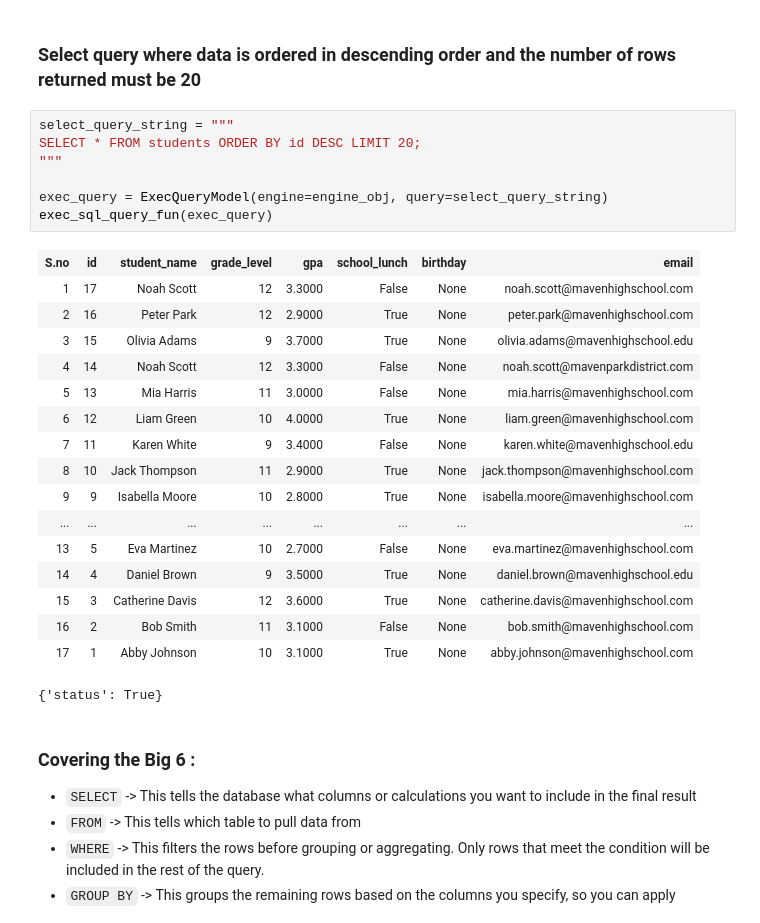
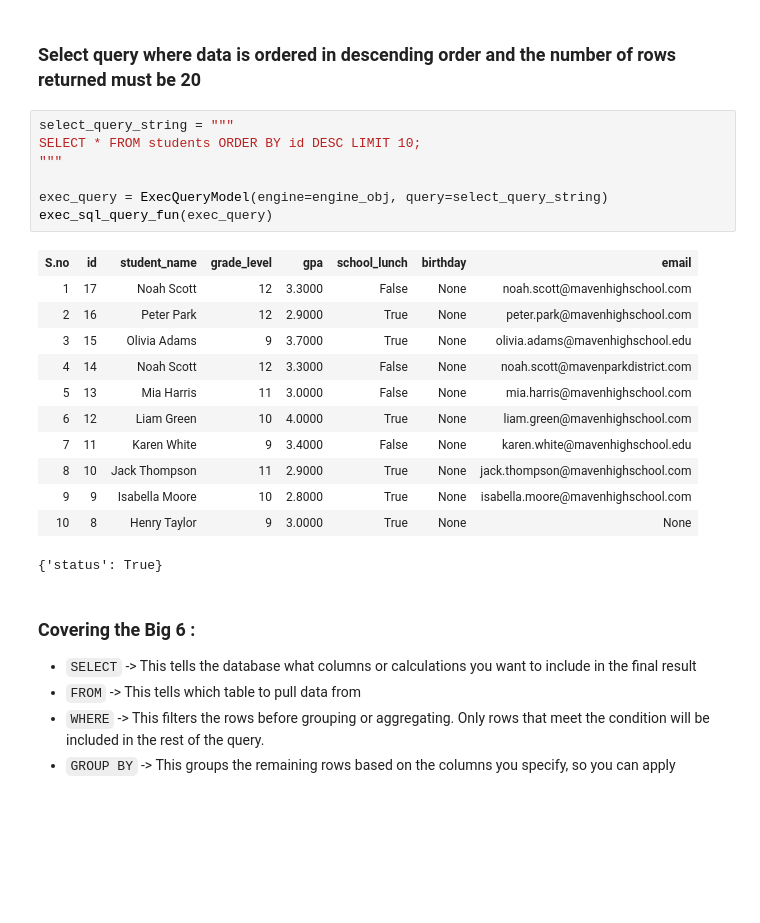
Before and after one commit to aryan68125/credencys-training-pyspark, a Jupyter notebook: python/database_operation/Database_operations_python.ipynb, the cells around one changed output. Drawn from its saved outputs; the diff is of its cells as text; blank space fills up the shorter version.

```diff
--- a/python/database_operation/Database_operations_python.ipynb
+++ b/python/database_operation/Database_operations_python.ipynb
@@ -1046,28 +1047,23 @@ In this method I will have to write a function
 ### Select query where data is ordered in descending order and the number of rows returned must be 20
 # %%
 select_query_string = """
-SELECT * FROM students ORDER BY id DESC LIMIT 20;
+SELECT * FROM students ORDER BY id DESC LIMIT 10;
 """
 
 exec_query = ExecQueryModel(engine=engine_obj, query=select_query_string)
 exec_sql_query_fun(exec_query)
 # %% [output]
 | S.no | id | student_name | grade_level | gpa | school_lunch | birthday | email |
 | 1 | 17 | Noah Scott | 12 | 3.3000 | False | None | noah.scott@mavenhighschool.com |
 | 2 | 16 | Peter Park | 12 | 2.9000 | True | None | peter.park@mavenhighschool.com |
 | 3 | 15 | Olivia Adams | 9 | 3.7000 | True | None | olivia.adams@mavenhighschool.edu |
 | 4 | 14 | Noah Scott | 12 | 3.3000 | False | None | noah.scott@mavenparkdistrict.com |
 | 5 | 13 | Mia Harris | 11 | 3.0000 | False | None | mia.harris@mavenhighschool.com |
 | 6 | 12 | Liam Green | 10 | 4.0000 | True | None | liam.green@mavenhighschool.com |
 | 7 | 11 | Karen White | 9 | 3.4000 | False | None | karen.white@mavenhighschool.edu |
 | 8 | 10 | Jack Thompson | 11 | 2.9000 | True | None | jack.thompson@mavenhighschool.com |
 | 9 | 9 | Isabella Moore | 10 | 2.8000 | True | None | isabella.moore@mavenhighschool.com |
-| ... | ... | ... | ... | ... | ... | ... | ... |
-| 13 | 5 | Eva Martinez | 10 | 2.7000 | False | None | eva.martinez@mavenhighschool.com |
-| 14 | 4 | Daniel Brown | 9 | 3.5000 | True | None | daniel.brown@mavenhighschool.edu |
-| 15 | 3 | Catherine Davis | 12 | 3.6000 | True | None | catherine.davis@mavenhighschool.com |
-| 16 | 2 | Bob Smith | 11 | 3.1000 | False | None | bob.smith@mavenhighschool.com |
-| 17 | 1 | Abby Johnson | 10 | 3.1000 | True | None | abby.johnson@mavenhighschool.com |
+| 10 | 8 | Henry Taylor | 9 | 3.0000 | True | None | None |
 {'status': True}
 # %% [markdown]
 ### Covering the Big 6 :
```
Also changed, not shown: parts of 9 cells of this notebook.
